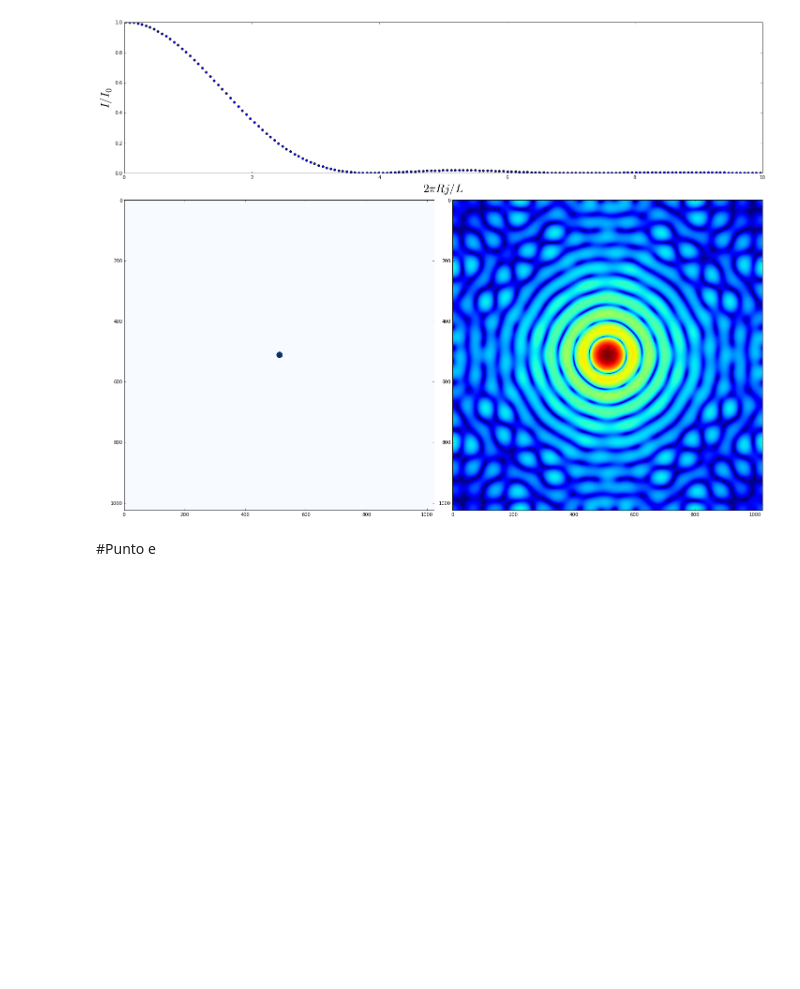
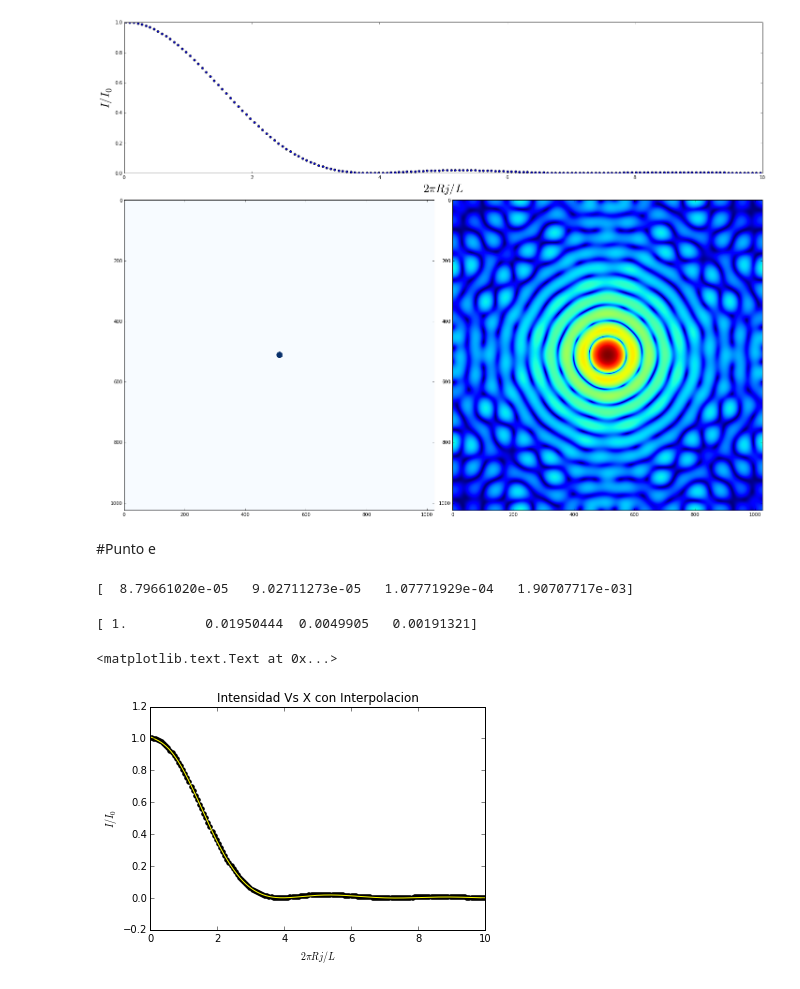
Before and after one commit to PaulaSiauchoU/MC, a Jupyter notebook: Tareas/HW4/HW4.ipynb, the cells around one changed output. Saved outputs shown, nothing was run; the diff lists cells and outputs as text; code cells hidden in the pictures; blank space fills up the shorter version.

```diff
--- a/Tareas/HW4/HW4.ipynb
+++ b/Tareas/HW4/HW4.ipynb
@@ -152,0 +159,9 @@ from
+# %%
+positivos=n[n>0]
+absicisaLim=positivos[positivos<12]
+
+beginn=np.where(n == absicisaLim[0])[0]
+
+finale=np.where(n == absicisaLim[len(absicisaLim)-1])[0]
+
+nuevaInNomr=InNorm[beginn:finale+1]
@@ -152,0 +180,24 @@ from
+# %%
+print valorMin
+# %% [output]
+[  8.79661020e-05   9.02711273e-05   1.07771929e-04   1.90707717e-03]
+# %%
+print valorMax
+# %% [output]
+[ 1.          0.01950444  0.0049905   0.00191321]
+# %%
+fit=np.polyfit(absicisaLim, nuevaInNomr, 10)
+interpol= np.poly1d(fit)
+
+x=2*np.pi*(0.01)/1.*np.linspace(-512,512,1024)
+newX=np.linspace(0,12,1000)
+
+plt.plot(newX,interpol(newX), color='yellow')
+plt.xlim(0,10)
+plt.scatter(x, InNorm , color='k')
+plt.title('Intensidad Vs X con Interpolacion')
+plt.xlabel("$2 \pi Rj/ L$")
+plt.ylabel("$I/I_0$")
+# %% [output]
+<matplotlib.text.Text at 0x...>
+[figure, added]
```
Also changed, not shown: parts of 7 cells of this notebook.
